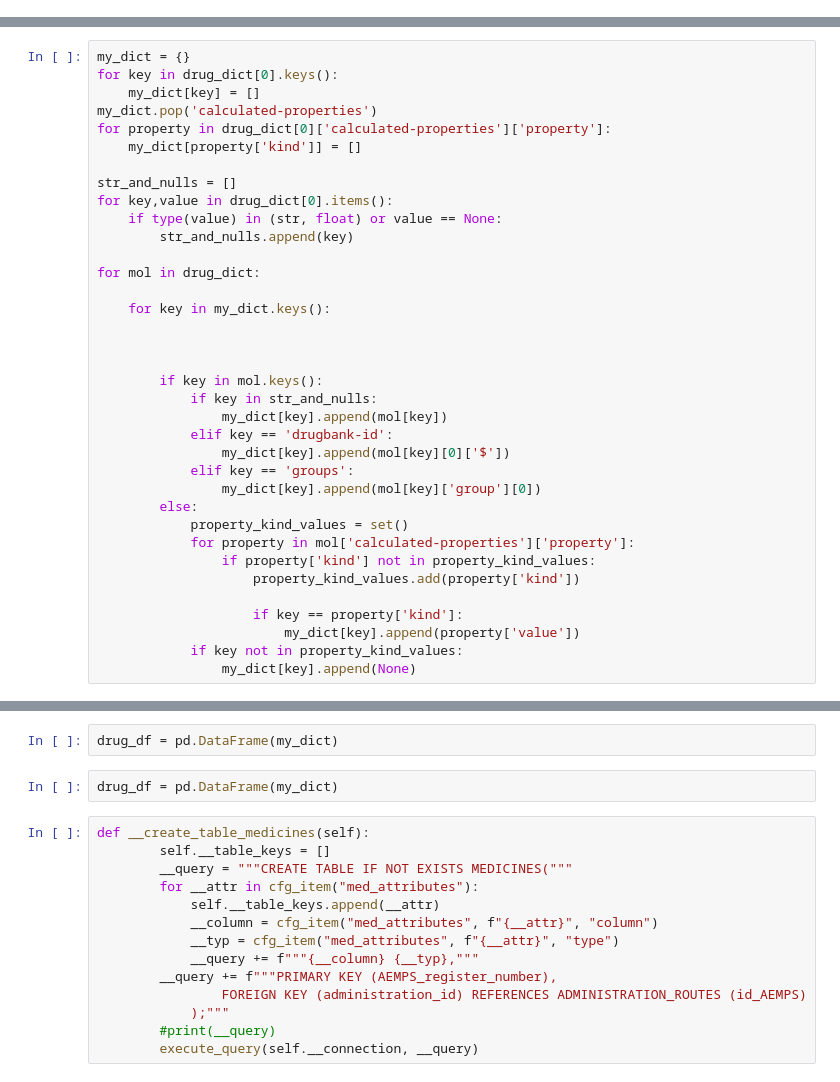
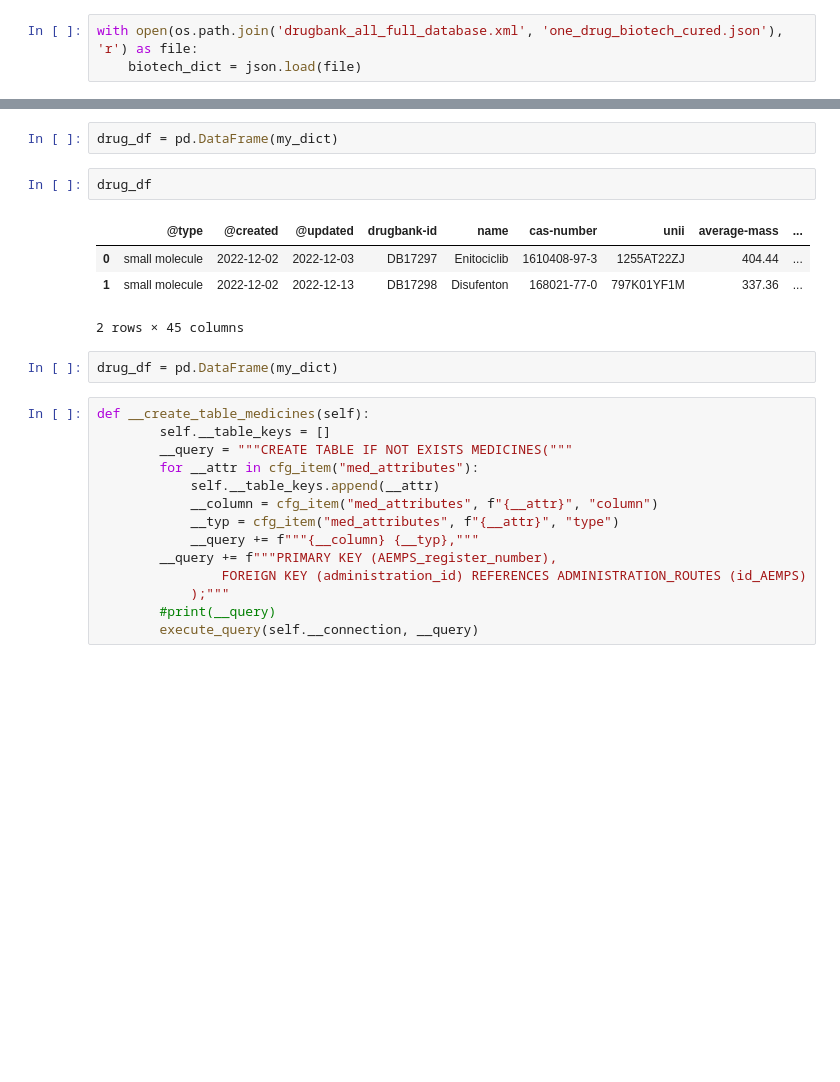
Before and after one commit to JoseCouceiro/TFM_project, a Jupyter notebook: Drugbank database/getting_keys.ipynb, the cells around one changed output, grey strips where cells are left out. Saved outputs shown, nothing was run; the diff lists cells and outputs as text; blank space fills up the shorter version.

```diff
--- a/Drugbank database/getting_keys.ipynb
+++ b/Drugbank database/getting_keys.ipynb
@@ -5,5 +5,8 @@ import pandas as pd
 # %%
 with open(os.path.join('drugbank_all_full_database.xml', 'one_drug_small_cured.json'), 'r') as file:
     drug_dict = json.load(file)
+# %%
+with open(os.path.join('drugbank_all_full_database.xml', 'one_drug_biotech_cured.json'), 'r') as file:
+    biotech_dict = json.load(file)
 # %%
 my_dict = {}
@@ -30,36 +44,0 @@ for mol in drug_dict:
-# %%
-my_dict = {}
-for key in drug_dict[0].keys():
-    my_dict[key] = []
-my_dict.pop('calculated-properties')
-for property in drug_dict[0]['calculated-properties']['property']:
-    my_dict[property['kind']] = []
-
-str_and_nulls = []
-for key,value in drug_dict[0].items():
-    if type(value) in (str, float) or value == None:
-        str_and_nulls.append(key)
-
-for mol in drug_dict:
-
-    for key in my_dict.keys():
-
-
-
-        if key in mol.keys():
-            if key in str_and_nulls:
-                my_dict[key].append(mol[key])
-            elif key == 'drugbank-id':
-                my_dict[key].append(mol[key][0]['$'])
-            elif key == 'groups':
-                my_dict[key].append(mol[key]['group'][0])
-        else:
-            property_kind_values = set()
-            for property in mol['calculated-properties']['property']:
-                if property['kind'] not in property_kind_values:
-                    property_kind_values.add(property['kind'])
-
-                    if key == property['kind']:
-                        my_dict[key].append(property['value'])
-            if key not in property_kind_values:
-                my_dict[key].append(None)
@@ -127,5 +86,12 @@ for key, value in my_dict.items():
 # %%
 drug_df = pd.DataFrame(my_dict)
+# %%
+drug_df
+# %% [output]
+|  | @type | @created | @updated | drugbank-id | name | cas-number | unii | average-mass | ... |
+| 0 | small molecule | 2022-12-02 | 2022-12-03 | DB17297 | Enitociclib | 1610408-97-3 | 1255AT22ZJ | 404.44 | ... |
+| 1 | small molecule | 2022-12-02 | 2022-12-13 | DB17298 | Disufenton | 168021-77-0 | 797K01YF1M | 337.36 | ... |
+2 rows × 45 columns
 # %%
 drug_df = pd.DataFrame(my_dict)
 # %%
```
Also changed, not shown: parts of 4 cells of this notebook, 5 other files.
